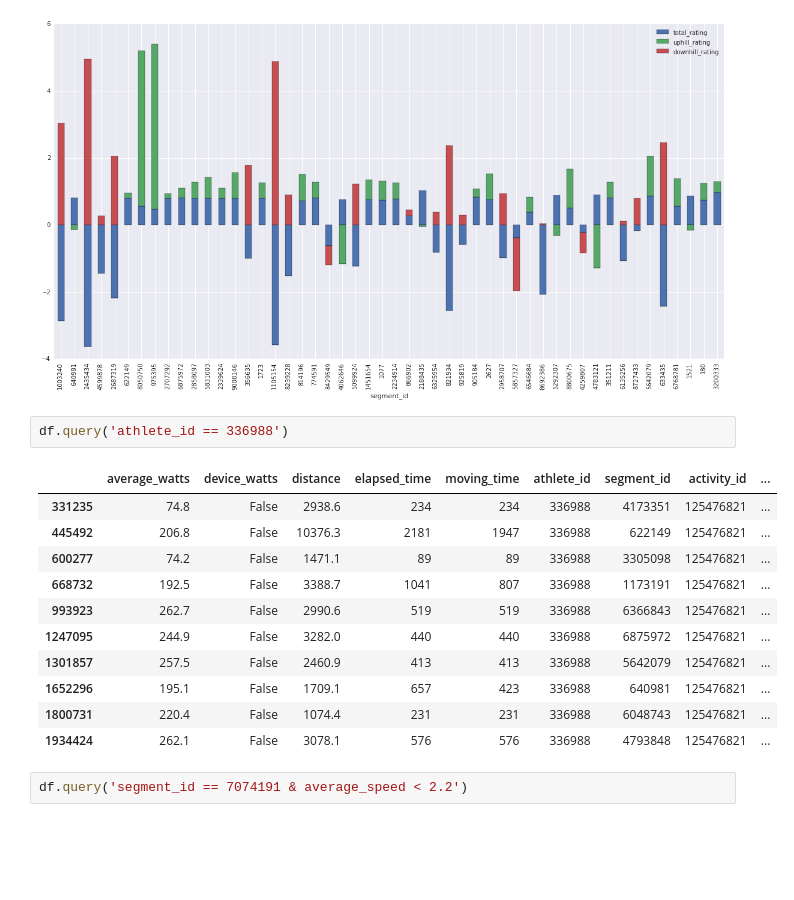
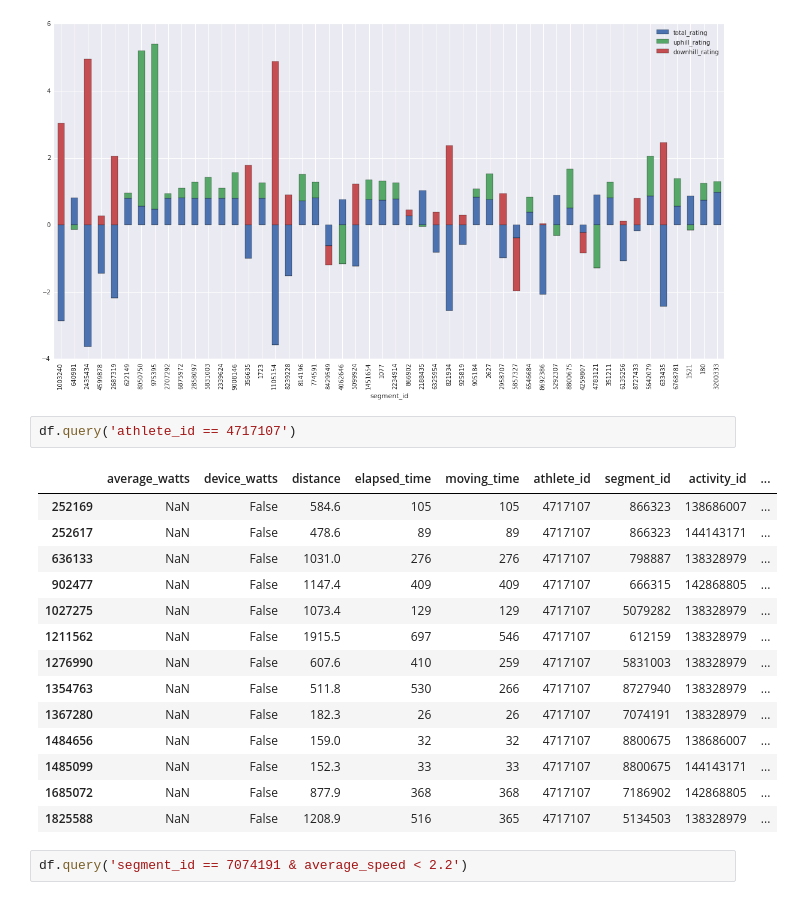
Before and after one commit to Ultramann/Stravaboards, a Jupyter notebook: modeling/model_introspection.ipynb, the cells around one changed output. Drawn from its saved outputs; the diff is of its cells as text; blank space fills up the shorter version.

```diff
--- a/modeling/model_introspection.ipynb
+++ b/modeling/model_introspection.ipynb
@@ -81,19 +99,22 @@ vm.plot_ratings(segment_ratings)
 [figure]
 [figure]
 # %%
-df.query('athlete_id == 336988')
+df.query('athlete_id == 4717107')
 # %% [output]
 |  | average_watts | device_watts | distance | elapsed_time | moving_time | athlete_id | segment_id | activity_id | ... |
-| 331235 | 74.8 | False | 2938.6 | 234 | 234 | 336988 | 4173351 | 125476821 | ... |
-| 445492 | 206.8 | False | 10376.3 | 2181 | 1947 | 336988 | 622149 | 125476821 | ... |
-| 600277 | 74.2 | False | 1471.1 | 89 | 89 | 336988 | 3305098 | 125476821 | ... |
-| 668732 | 192.5 | False | 3388.7 | 1041 | 807 | 336988 | 1173191 | 125476821 | ... |
-| 993923 | 262.7 | False | 2990.6 | 519 | 519 | 336988 | 6366843 | 125476821 | ... |
-| 1247095 | 244.9 | False | 3282.0 | 440 | 440 | 336988 | 6875972 | 125476821 | ... |
-| 1301857 | 257.5 | False | 2460.9 | 413 | 413 | 336988 | 5642079 | 125476821 | ... |
-| 1652296 | 195.1 | False | 1709.1 | 657 | 423 | 336988 | 640981 | 125476821 | ... |
-| 1800731 | 220.4 | False | 1074.4 | 231 | 231 | 336988 | 6048743 | 125476821 | ... |
-| 1934424 | 262.1 | False | 3078.1 | 576 | 576 | 336988 | 4793848 | 125476821 | ... |
+| 252169 | NaN | False | 584.6 | 105 | 105 | 4717107 | 866323 | 138686007 | ... |
+| 252617 | NaN | False | 478.6 | 89 | 89 | 4717107 | 866323 | 144143171 | ... |
+| 636133 | NaN | False | 1031.0 | 276 | 276 | 4717107 | 798887 | 138328979 | ... |
+| 902477 | NaN | False | 1147.4 | 409 | 409 | 4717107 | 666315 | 142868805 | ... |
+| 1027275 | NaN | False | 1073.4 | 129 | 129 | 4717107 | 5079282 | 138328979 | ... |
+| 1211562 | NaN | False | 1915.5 | 697 | 546 | 4717107 | 612159 | 138328979 | ... |
+| 1276990 | NaN | False | 607.6 | 410 | 259 | 4717107 | 5831003 | 138328979 | ... |
+| 1354763 | NaN | False | 511.8 | 530 | 266 | 4717107 | 8727940 | 138328979 | ... |
+| 1367280 | NaN | False | 182.3 | 26 | 26 | 4717107 | 7074191 | 138328979 | ... |
+| 1484656 | NaN | False | 159.0 | 32 | 32 | 4717107 | 8800675 | 138686007 | ... |
+| 1485099 | NaN | False | 152.3 | 33 | 33 | 4717107 | 8800675 | 144143171 | ... |
+| 1685072 | NaN | False | 877.9 | 368 | 368 | 4717107 | 7186902 | 142868805 | ... |
+| 1825588 | NaN | False | 1208.9 | 516 | 365 | 4717107 | 5134503 | 138328979 | ... |
 # %%
 df.query('segment_id == 7074191 & average_speed < 2.2')
 # %% [output]
```
Also changed, not shown: parts of 2 cells of this notebook, 1 other file.
